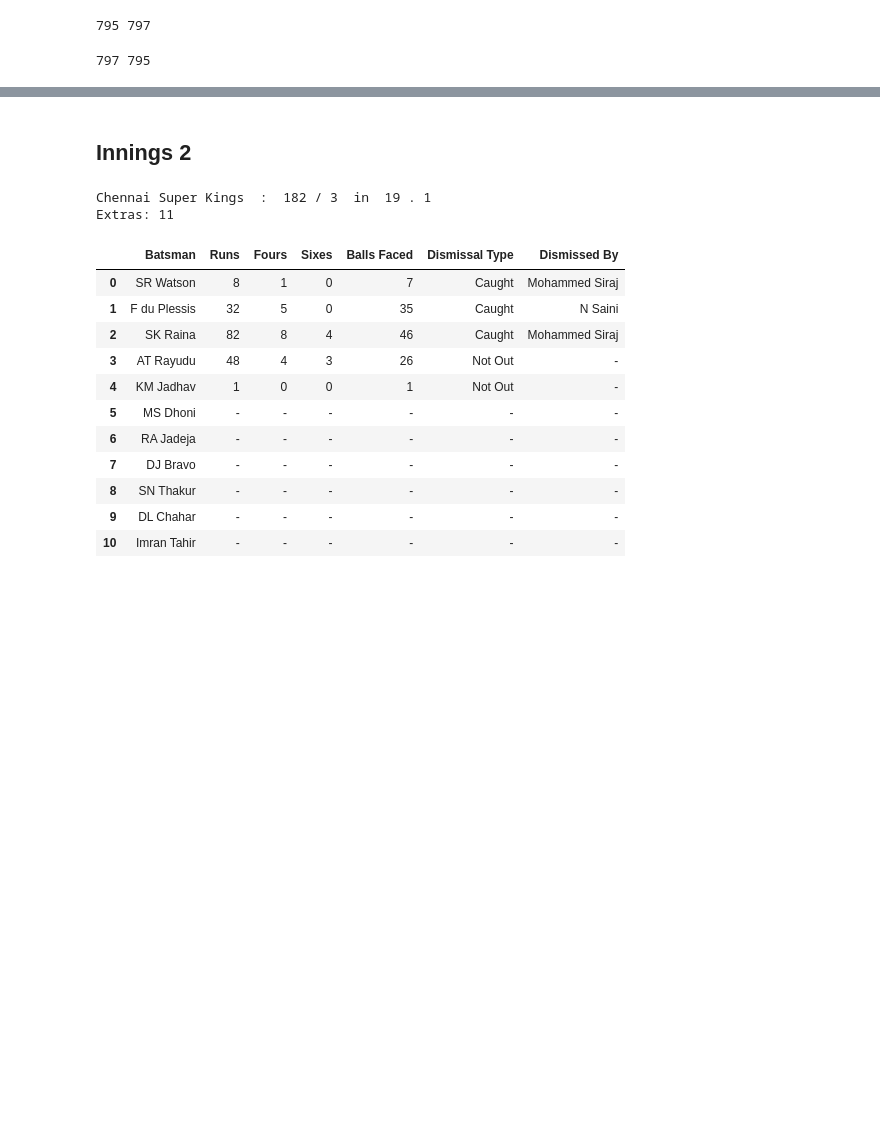
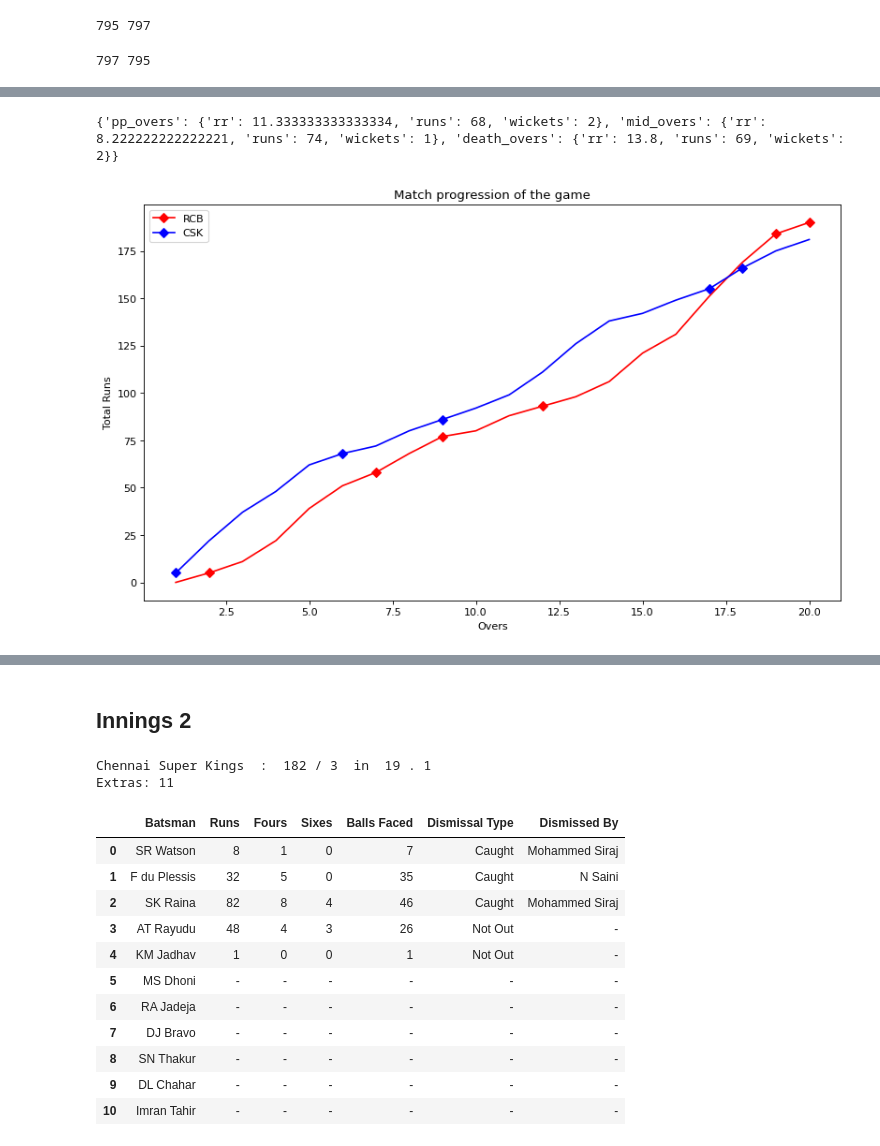
Before and after one commit to AravindM2803/IPL-Simulator, a Jupyter notebook: iplsim-dense/Simulate.ipynb, the cells around one changed output, grey strips where cells are left out. Saved outputs shown, nothing was run; the diff lists cells and outputs as text; code cells hidden in the pictures; blank space fills up the shorter version.

```diff
--- a/iplsim-dense/Simulate.ipynb
+++ b/iplsim-dense/Simulate.ipynb
@@ -161,0 +303,30 @@ batting_first["Total"] = target_col
+# %%
+progress_df_inn2 = inn2.inn_progress_df
+over_progress_inn2 = inn2.Overs_Summary
+scores_2 = [i[2] for i in over_progress_inn2]
+rrs_2 = [val[2]/(i+1) for i, val in enumerate(over_progress_inn2)]
+runs_in_over_2 = [i[0] for i in over_progress_inn2]
+fow_2 = [i[1] for i in over_progress_inn2]
+phases_data_2 = {}
+pp_overs_2 = np.array(over_progress_inn2[:6])
+mid_overs_2 = np.array(over_progress_inn2[6:15])
+death_overs_2 = np.array(over_progress_inn2[15:])
+phases_data_2['pp_overs'] ={}
+phases_data_2['mid_overs'] ={}
+phases_data_2['death_overs'] ={}
+
+phases_data_2['pp_overs']['rr'] = np.sum(pp_overs_2[:, 0]) / pp_overs_2.shape[0]
+phases_data_2['mid_overs']['rr'] = np.sum(mid_overs_2[:, 0])/ mid_overs_2.shape[0]
+phases_data_2['death_overs']['rr'] = np.sum(death_overs[:, 0]) / death_overs.shape[0]
+
+phases_data_2['pp_overs']['runs'] = np.sum(pp_overs_2[:, 0])
+phases_data_2['mid_overs']['runs'] = np.sum(mid_overs_2[:, 0])
+phases_data_2['death_overs']['runs'] = np.sum(death_overs[:, 0])
+
+phases_data_2['pp_overs']['wickets'] = np.sum(pp_overs_2[:, 1])
+phases_data_2['mid_overs']['wickets'] = np.sum(mid_overs_2[:, 1])
+phases_data_2['death_overs']['wickets'] = np.sum(death_overs[:, 1])
+wicket_overs_2 = [i for i, j in enumerate(fow_2) if j > 0]
+print(phases_data_2)
+# %% [output]
+{'pp_overs': {'rr': 11.333333333333334, 'runs': 68, 'wickets': 2}, 'mid_overs': {'rr': 8.222222222222221, 'runs': 74, 'wickets': 1}, 'death_overs': {'rr': 13.8, 'runs': 69, 'wickets': 2}}
@@ -161,0 +335,15 @@ batting_first["Total"] = target_col
+# %%
+fig_size = (12, 7)
+win_or_lose_phrase = "the unsuccessful chase" if load == "lose" else "the successful chase"
+if load == None:
+    win_or_lose_phrase = "the game"
+figure(figsize=fig_size, dpi=80)
+plt.plot(list(range(1, len(scores)+1)), scores,'-rD', markevery=wicket_overs, label='RCB')
+plt.plot(list(range(1, len(scores_2)+1)), scores_2,'-bD', markevery=wicket_overs_2, label='CSK')
+plt.title(f"Match progression of {win_or_lose_phrase}")
+plt.legend()
+plt.xlabel("Overs")
+plt.ylabel("Total Runs")
+plt.show()
+# %% [output]
+[figure, added]
```
Also changed, not shown: parts of 15 cells of this notebook, 1 other file.
